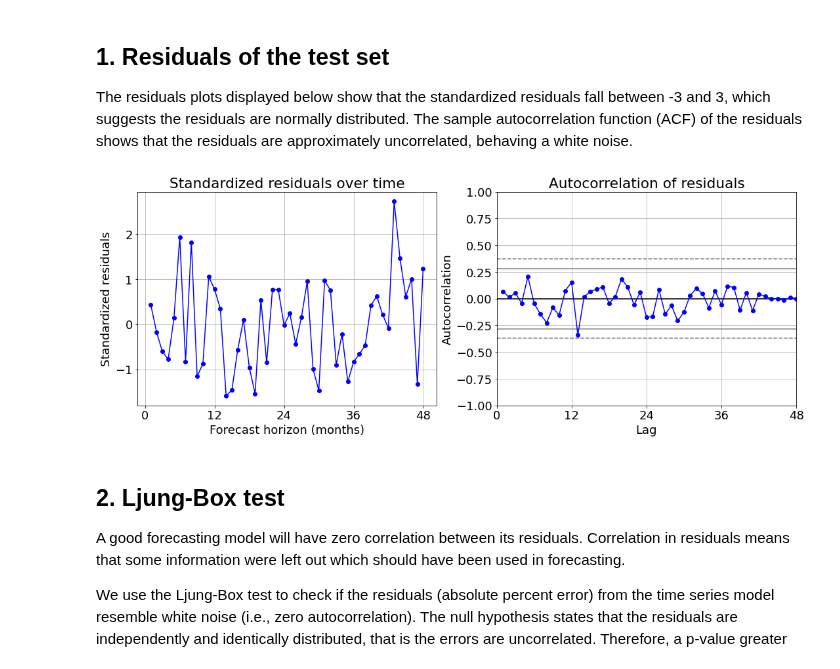
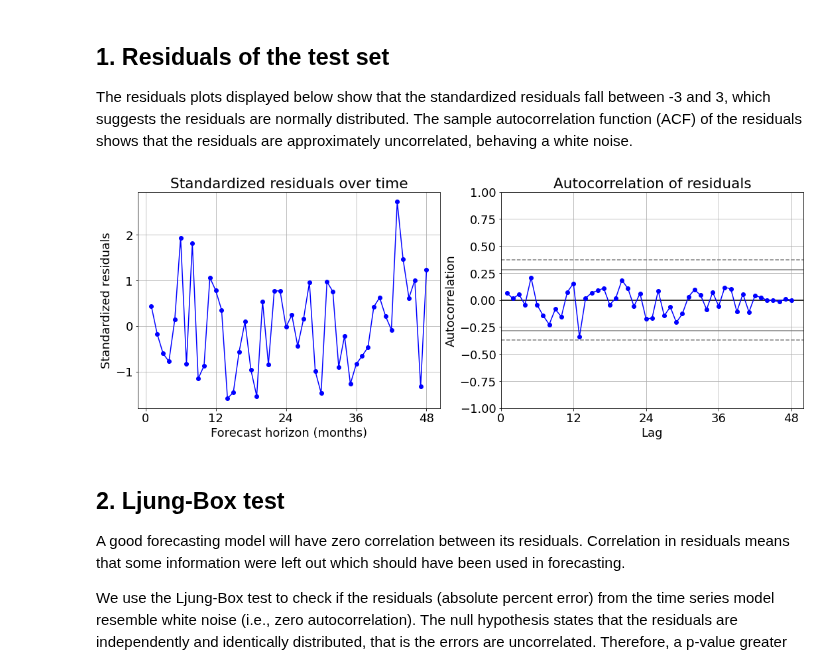
Before and after one commit to Owerre/Time-Series-Forecasting, a Jupyter notebook: fatality-forecast/notebooks/04-prophet.ipynb, the cells around one changed output. Cells and saved outputs as stored; diff of their text form; code cells hidden in the pictures.

```diff
--- a/fatality-forecast/notebooks/04-prophet.ipynb
+++ b/fatality-forecast/notebooks/04-prophet.ipynb
@@ -159,24 +159,25 @@ The residuals plots displayed below show that the standardized residuals fall be
 # %%
 plt.figure(figsize = (18,6))
 residual = y_test-results['yhat']
 rstandard = (residual-np.mean(residual))/np.std(residual)
 ape = np.abs(residual)*100/np.abs(y_test)
 
 plt.subplot(121)
 plt.plot(range(1,len(rstandard)+1), rstandard, color = 'b', marker = 'o')
 plt.grid(True)
 plt.xlabel('Forecast horizon (months)')
 plt.ylabel('Standardized residuals')
 plt.xticks(np.arange(0,len(rstandard)+1,12))
 plt.title('Standardized residuals over time')
 
 plt.subplot(122)
 pd.plotting.autocorrelation_plot(pd.Series(residual), color = 'b', marker = 'o')
 plt.title('Autocorrelation of residuals')
+plt.xlim(0,50)
 plt.xticks(np.arange(0,len(residual)+1,12))
 plt.show()
 # %% [output]
-[figure, old version]
+[figure, new version]
 # %% [markdown]
 ## 2. Ljung-Box test
 
```
Also changed, not shown: 7 other files.
